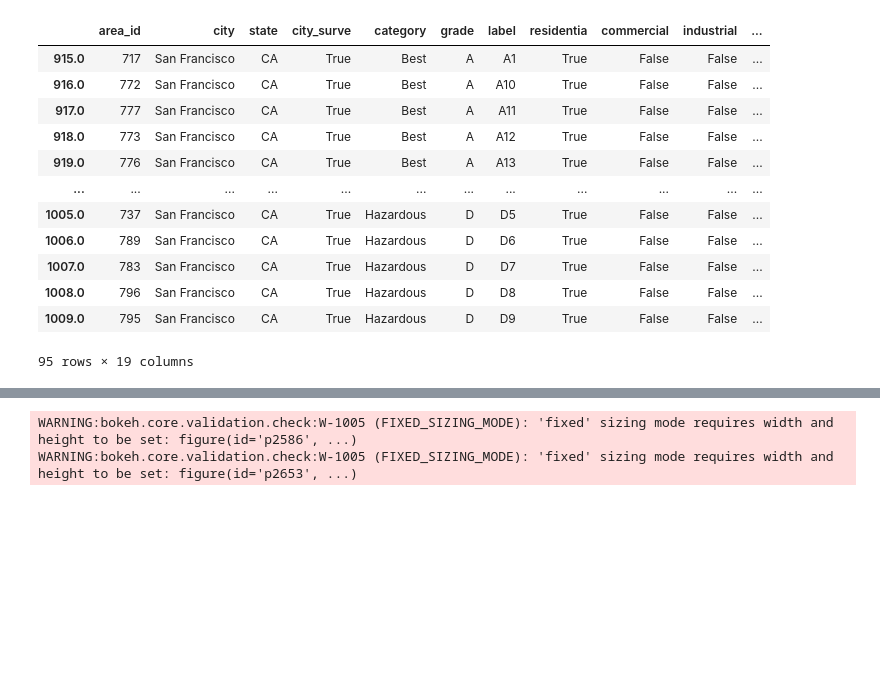
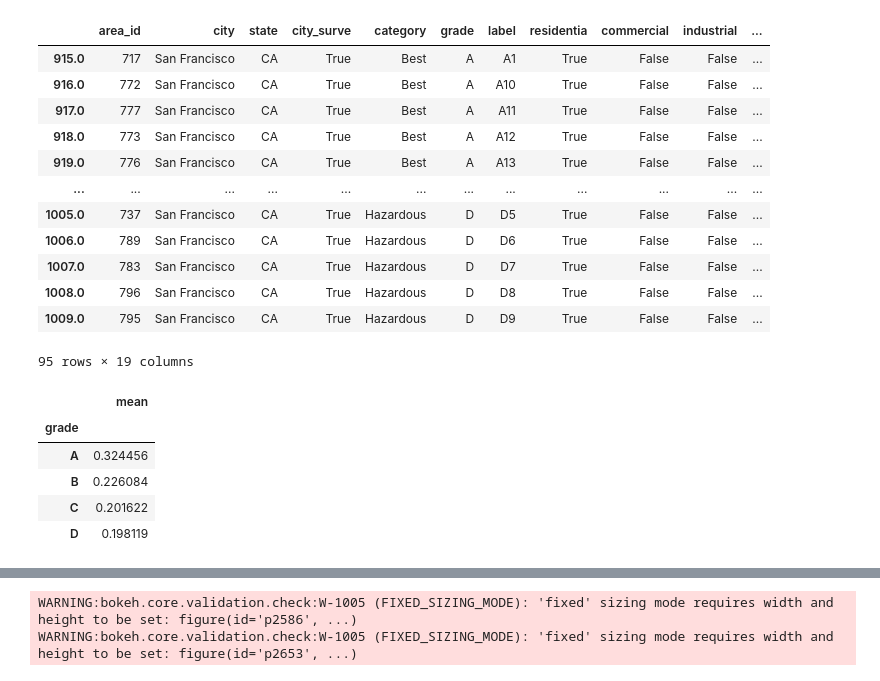
Before and after one commit to earthlab-education/fundamentals-04-redlining-hanried, a Jupyter notebook: notebooks/san-francisco-redlining-code.ipynb, the cells around one changed output, grey strips where cells are left out. Saved outputs shown, nothing was run; the diff lists cells and outputs as text; code cells hidden in the pictures; blank space fills up the shorter version.

```diff
--- a/notebooks/san-francisco-redlining-code.ipynb
+++ b/notebooks/san-francisco-redlining-code.ipynb
@@ -541,6 +541,18 @@ sf_redlining_ndvi_gdf
 | 1008.0 | 796 | San Francisco | CA | True | Hazardous | D | D8 | True | False | False | ... |
 | 1009.0 | 795 | San Francisco | CA | True | Hazardous | D | D9 | True | False | False | ... |
 95 rows × 19 columns
+# %%
+# Find the mean NDVI of each group of Zone grades
+sf_redlining_ndvi_grade_means_df = pd.DataFrame(sf_redlining_ndvi_gdf.groupby('grade')['mean'].mean())
+
+sf_redlining_ndvi_grade_means_df
+# %% [output]
+|  | mean |
+| grade |  |
+| A | 0.324456 |
+| B | 0.226084 |
+| C | 0.201622 |
+| D | 0.198119 |
 # %%
 # Plot NDVI and redlining grade in linked subplots.
 sf_redlining_ndvi_interactive_plot = (
```
